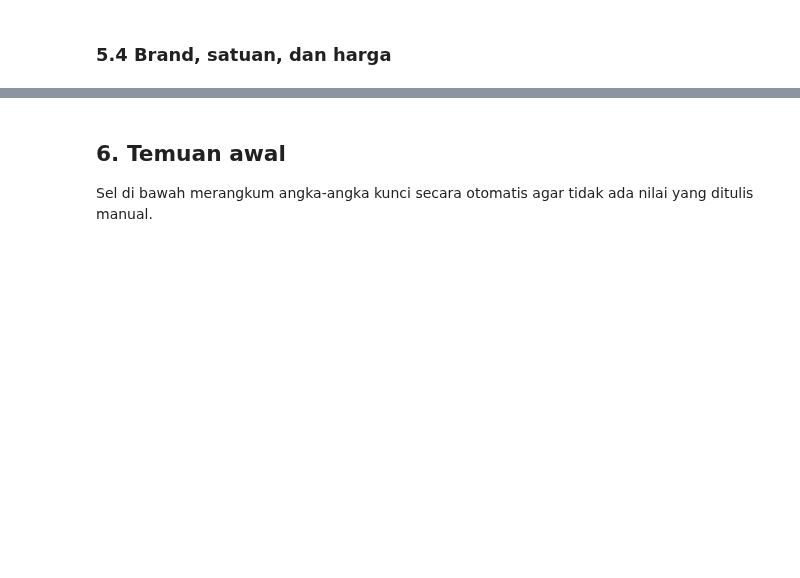
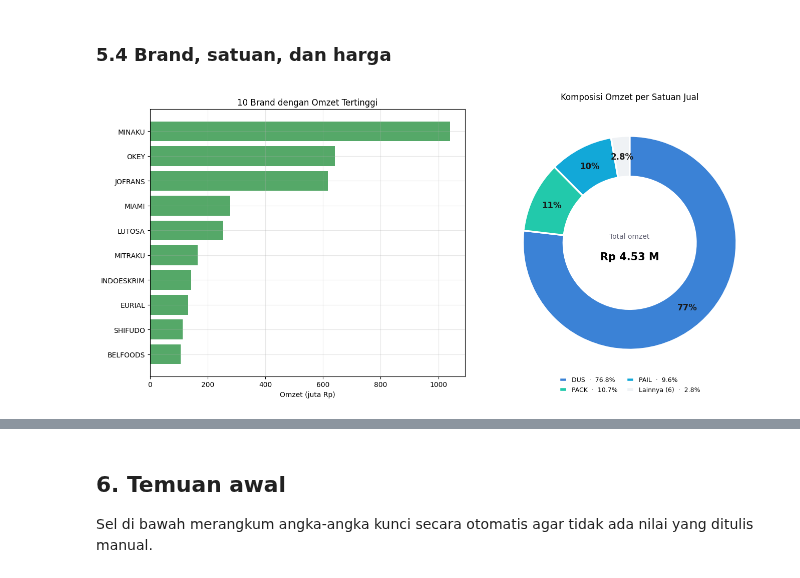
Before and after one commit to Terano24/ADD-adudu, a Jupyter notebook: 01_analisis_awal_penjualan.ipynb, the cells around one changed output, grey strips where cells are left out. Drawn from its saved outputs; the diff is of its cells as text; code cells hidden in the pictures; blank space fills up the shorter version.

```diff
--- a/01_analisis_awal_penjualan.ipynb
+++ b/01_analisis_awal_penjualan.ipynb
@@ -317,0 +494,51 @@ display(satuan.sort_values('omzet', ascending=False))
+# %%
+# --- Donut serbaguna, dipakai ulang di seluruh notebook -----------------------
+# Dua hal yang membuat donut gagal terbaca sudah ditangani di sini:
+# 1) irisan mungil digabung jadi "Lainnya" -- inilah penyebab label saling menimpa;
+# 2) persentase ditulis di dalam cincin, bukan di luar dengan garis penunjuk.
+PALET_DONUT = ['#3B82D6', '#22C9AB', '#12A8D8', '#EFF2F5', '#DCDFE3', '#9CA6B0', '#6B7784']
+
+
+def donut(ax, seri, judul, ambang=3.0, palet=None, teks_pusat='Total omzet'):
+    """Gambar donut komposisi. `ambang` = batas % di bawahnya irisan digabung."""
+    seri = seri.sort_values(ascending=False)
+    total = seri.sum()
+    kecil = seri / total * 100 < ambang
+    if kecil.sum() > 1:
+        seri = pd.concat([seri[~kecil],
+                          pd.Series({f'Lainnya ({int(kecil.sum())})': seri[kecil].sum()})])
+    palet = list(palet or PALET_DONUT)
+    warna = [palet[i % len(palet)] for i in range(len(seri))]
+    w, _, teks = ax.pie(seri.values, colors=warna, startangle=90, counterclock=False,
+                        wedgeprops=dict(width=0.38, edgecolor='white', lw=2.5),
+                        autopct=lambda v: f'{v:.0f}%' if v >= 4 else f'{v:.1f}%',
+                        pctdistance=0.81,
+                        textprops=dict(fontsize=12, fontweight='bold', color='#1A1A1A'))
+    # Irisan di bawah 2,2% tetap tanpa label di cincin; angkanya ada di legenda.
+    for t, wedge in zip(teks, w):
+        if (wedge.theta2 - wedge.theta1) / 360 * 100 < 2.2:
+            t.set_text('')
+    if teks_pusat:
+        ax.text(0, 0.06, teks_pusat, ha='center', va='center', fontsize=10, color='#667')
+        ax.text(0, -0.13, f'Rp {total / 1e9:.2f} M', ha='center', va='center',
+                fontsize=15, fontweight='bold')
+    ax.set_title(judul, fontsize=12, pad=14)
+    ax.legend(w, [f'{i}  ·  {v / total * 100:.1f}%' for i, v in seri.items()],
+              loc='upper center', bbox_to_anchor=(0.5, 0.02), ncol=2, fontsize=9,
+              frameon=False, handlelength=1.2, columnspacing=1.4)
+
+
+brand = d.groupby('BRAND')['JUMLAH'].sum().sort_values(ascending=False)
+satuan = d.groupby('SATUAN').agg(omzet=('JUMLAH', 'sum'), baris=('JUMLAH', 'size'))
+
+fig, axes = plt.subplots(1, 2, figsize=(14, 6.4))
+b10 = brand.head(10)
+axes[0].barh(b10.index.astype(str)[::-1], b10.values[::-1] / 1e6, color='#55A868')
+axes[0].set_title('10 Brand dengan Omzet Tertinggi')
+axes[0].set_xlabel('Omzet (juta Rp)')
+
+donut(axes[1], satuan['omzet'], 'Komposisi Omzet per Satuan Jual')
+plt.tight_layout()
+plt.show()
+# %% [output]
+[figure, added]
```
Also changed, not shown: parts of 19 cells of this notebook, 3 other files.
